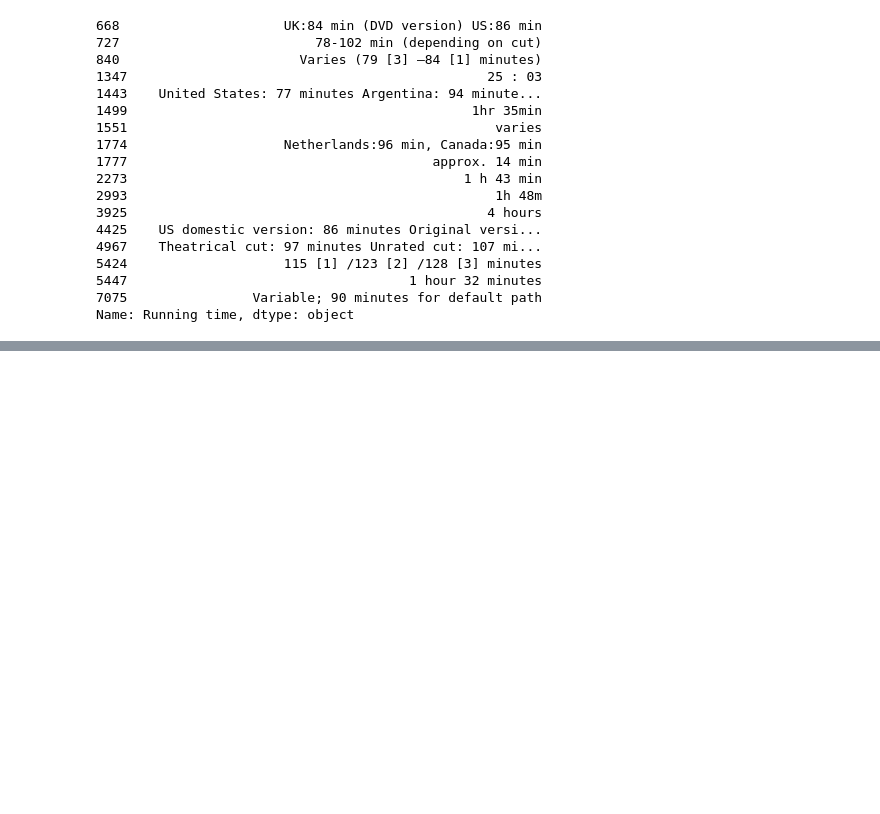
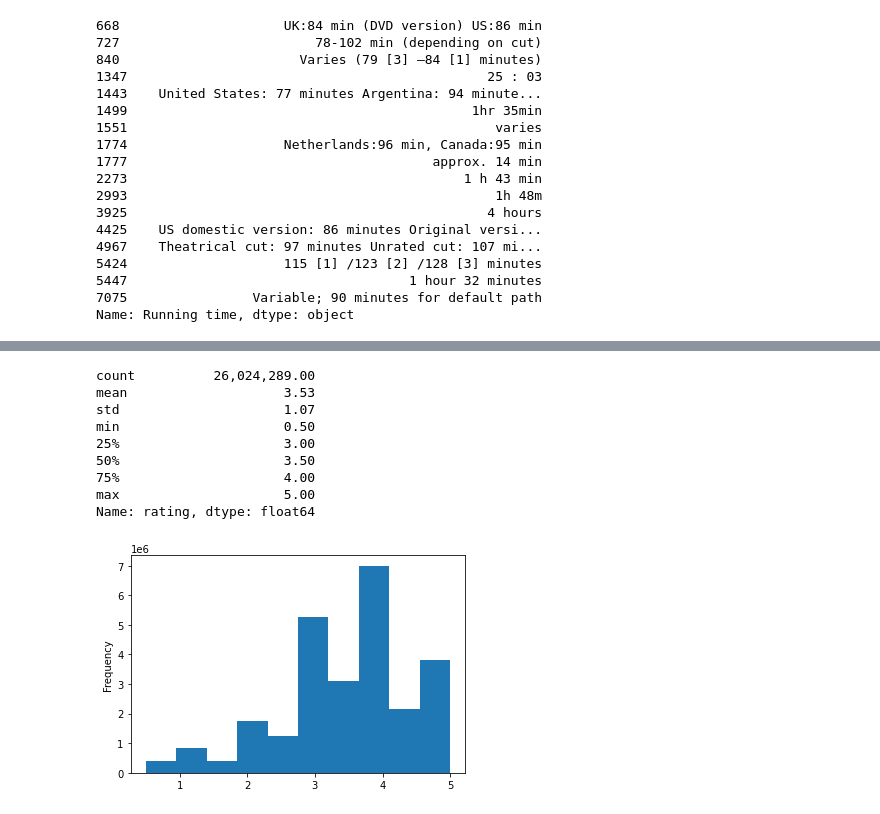
Before and after one commit to 27B9rton/Movies-ETL, a Jupyter notebook: Wiki.ipynb, the cells around one changed output, grey strips where cells are left out. Saved outputs shown, nothing was run; the diff lists cells and outputs as text; code cells hidden in the pictures; blank space fills up the shorter version.

```diff
--- a/Wiki.ipynb
+++ b/Wiki.ipynb
@@ -546,0 +629,19 @@ wiki_movies_df.drop('Running time', axis=1, inplace=True)
+# %%
+#Set Time column to Unix Seconds
+ratings["timestamp"] = pd.to_datetime(ratings['timestamp'], unit='s')
+# %%
+#Check data with a histogram and describe
+pd.options.display.float_format = '{:20,.2f}'.format
+ratings['rating'].plot(kind='hist')
+ratings['rating'].describe()
+# %% [output]
+count          26,024,289.00
+mean                    3.53
+std                     1.07
+min                     0.50
+25%                     3.00
+50%                     3.50
+75%                     4.00
+max                     5.00
+Name: rating, dtype: float64
+[figure, added]
```
Also changed, not shown: parts of 11 cells of this notebook.
